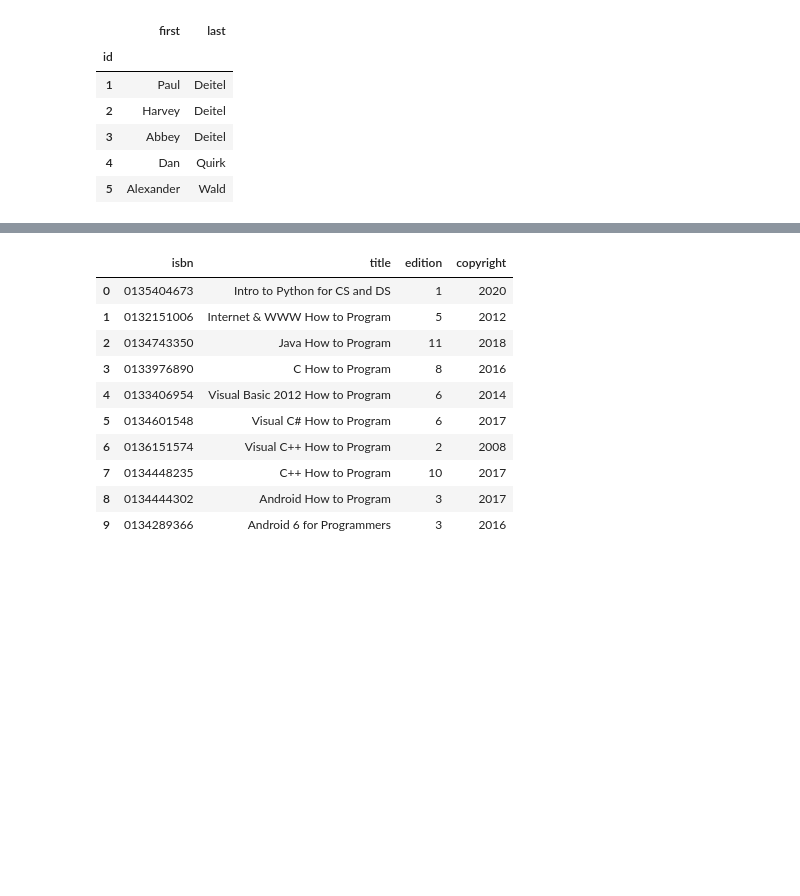
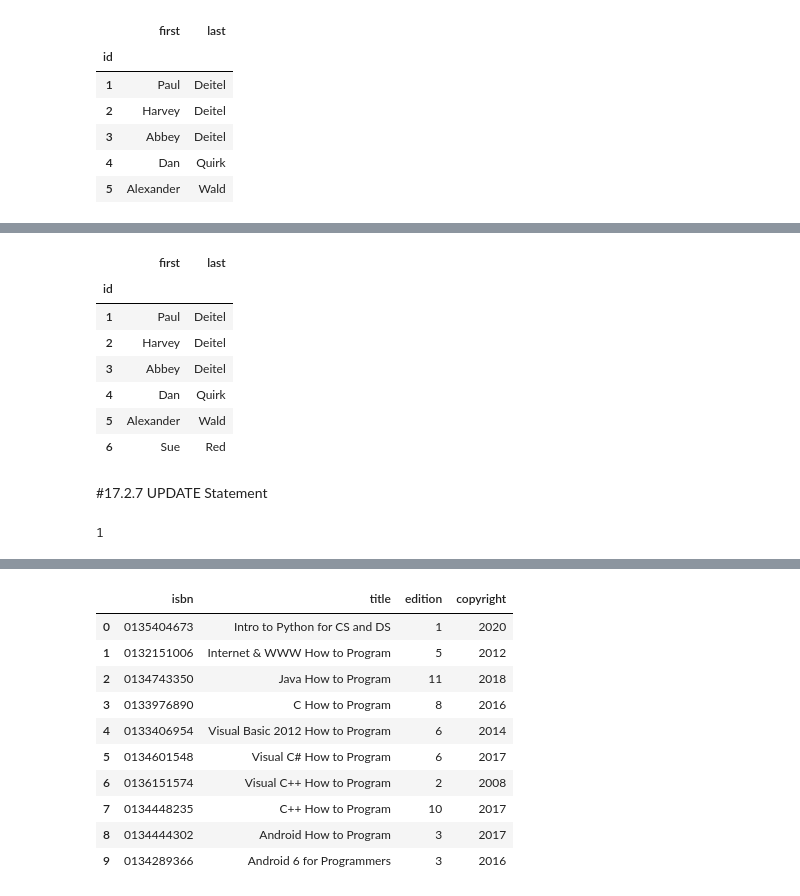
Before and after one commit to Hoskins-s559245/datafun-05-data-at-res, a Jupyter notebook: Hoskins_Task2and4.ipynb, the cells around one changed output, grey strips where cells are left out. Saved outputs shown, nothing was run; the diff lists cells and outputs as text; code cells hidden in the pictures; blank space fills up the shorter version.

```diff
--- a/Hoskins_Task2and4.ipynb
+++ b/Hoskins_Task2and4.ipynb
@@ -22,0 +165,13 @@ pd.read_sql('Select * FROM authors', connection, index_col=['id'])
+# %%
+pd.read_sql('SELECT id, first, last FROM authors', connection, index_col=['id'])
+# %% [output]
+|  | first | last |
+| id |  |  |
+| 1 | Paul | Deitel |
+| 2 | Harvey | Deitel |
+| 3 | Abbey | Deitel |
+| 4 | Dan | Quirk |
+| 5 | Alexander | Wald |
+| 6 | Sue | Red |
+# %% [markdown]
+#17.2.7 UPDATE Statement
@@ -22,0 +184,4 @@ pd.read_sql('Select * FROM authors', connection, index_col=['id'])
+# %%
+cursor.rowcount
+# %% [output]
+1
```
Also changed, not shown: parts of 34 cells of this notebook.
